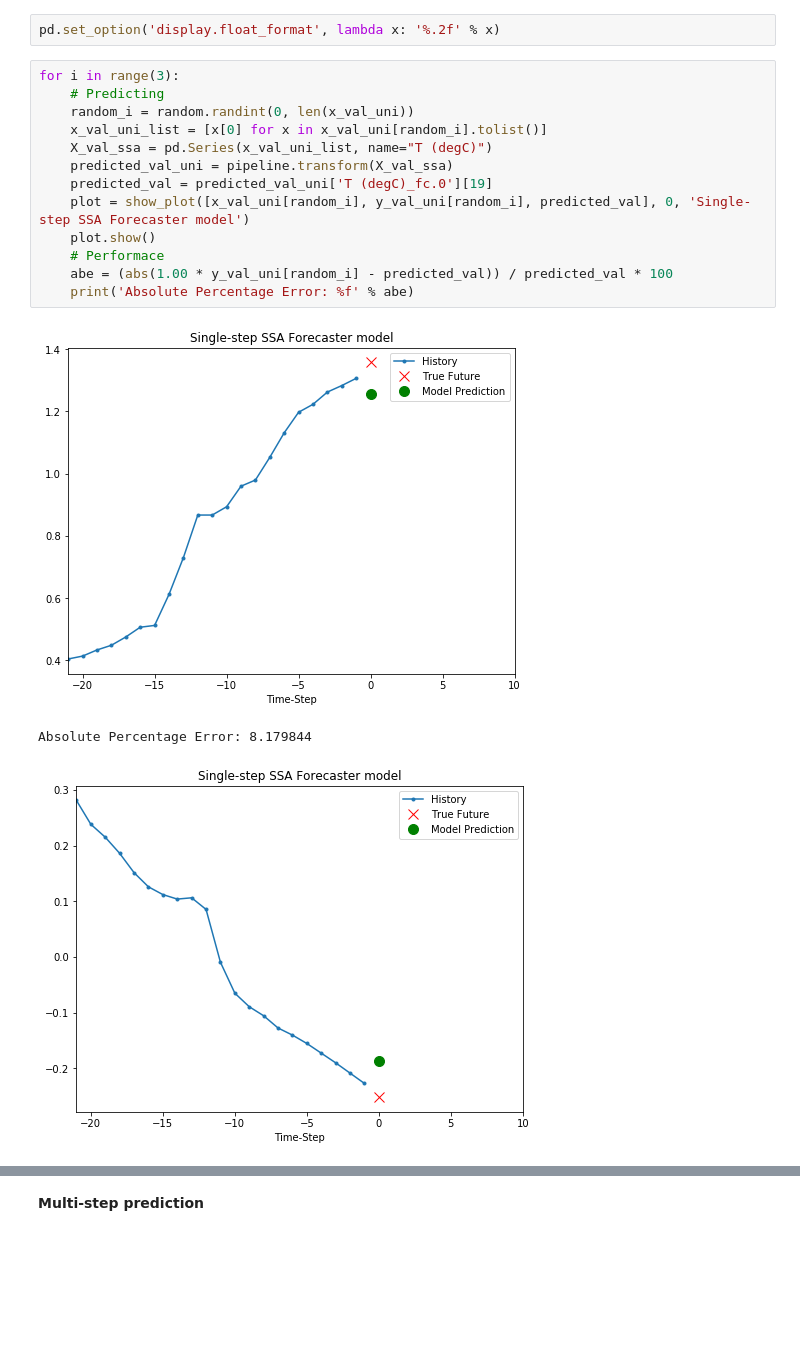
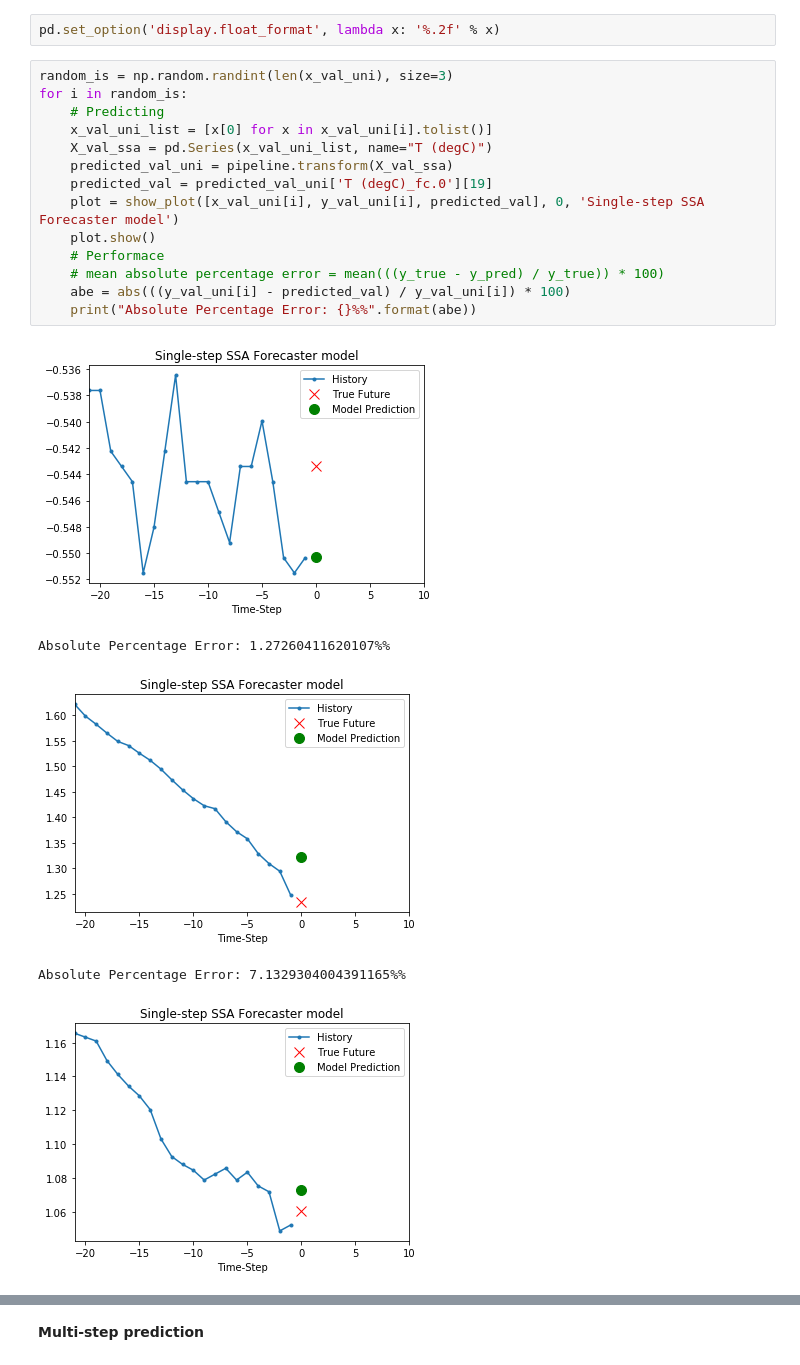
Before and after one commit to microsoft/NimbusML-Samples, a Jupyter notebook: samples/5.1 [Numeric, Plot] Univariate Time Series Forecasting .ipynb, the cells around one changed output, grey strips where cells are left out. Saved outputs shown, nothing was run; the diff lists cells and outputs as text; blank space fills up the shorter version.

```diff
--- a/samples/5.1 [Numeric, Plot] Univariate Time Series Forecasting .ipynb
+++ b/samples/5.1 [Numeric, Plot] Univariate Time Series Forecasting .ipynb
@@ -250,19 +214,22 @@ print(predicted_val_uni)
 # %%
 pd.set_option('display.float_format', lambda x: '%.2f' % x)
 # %%
-for i in range(3):
+random_is = np.random.randint(len(x_val_uni), size=3)
+for i in random_is:
     # Predicting
-    random_i = random.randint(0, len(x_val_uni))
-    x_val_uni_list = [x[0] for x in x_val_uni[random_i].tolist()]
+    x_val_uni_list = [x[0] for x in x_val_uni[i].tolist()]
     X_val_ssa = pd.Series(x_val_uni_list, name="T (degC)")
     predicted_val_uni = pipeline.transform(X_val_ssa)
     predicted_val = predicted_val_uni['T (degC)_fc.0'][19]
-    plot = show_plot([x_val_uni[random_i], y_val_uni[random_i], predicted_val], 0, 'Single-step SSA Forecaster model')
+    plot = show_plot([x_val_uni[i], y_val_uni[i], predicted_val], 0, 'Single-step SSA Forecaster model')
     plot.show()
     # Performace
-    abe = (abs(1.00 * y_val_uni[random_i] - predicted_val)) / predicted_val * 100
-    print('Absolute Percentage Error: %f' % abe)
+    # mean absolute percentage error = mean(((y_true - y_pred) / y_true)) * 100)
+    abe = abs(((y_val_uni[i] - predicted_val) / y_val_uni[i]) * 100)
+    print("Absolute Percentage Error: {}%%".format(abe))
 # %% [output]
-[figure, old version]
+[figure, new version]
-Absolute Percentage Error: 8.179844
+Absolute Percentage Error: 1.27260411620107%%
-[figure, old version]
+[figure, new version]
+Absolute Percentage Error: 7.1329304004391165%%
+[figure, added]
```
Also changed, not shown: parts of 23 cells of this notebook, 1 other file.
